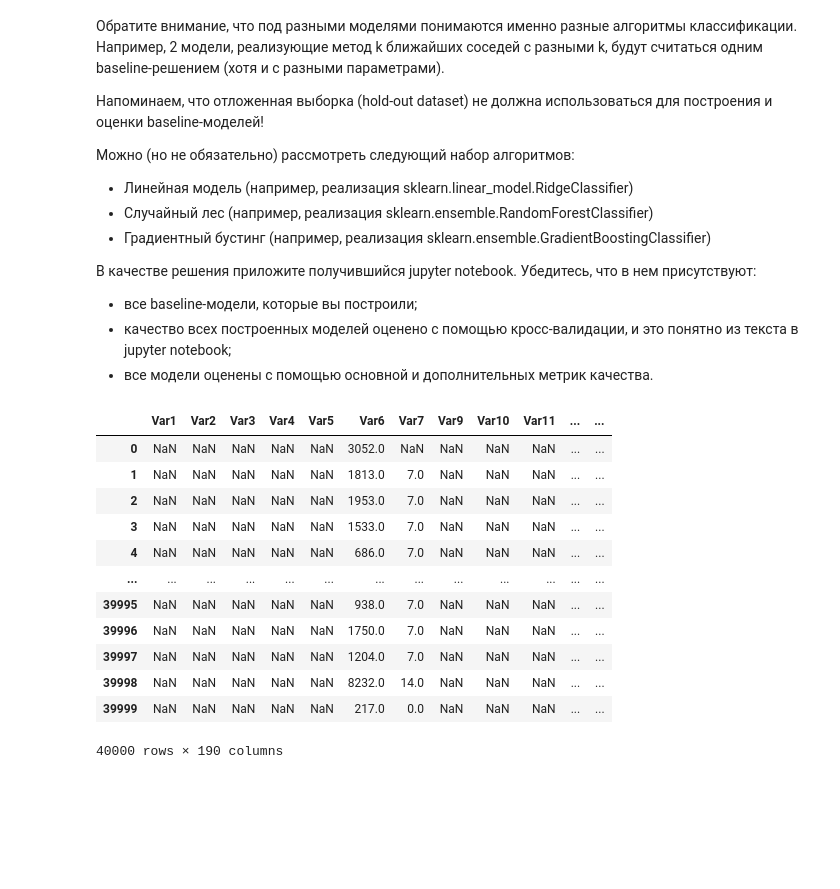
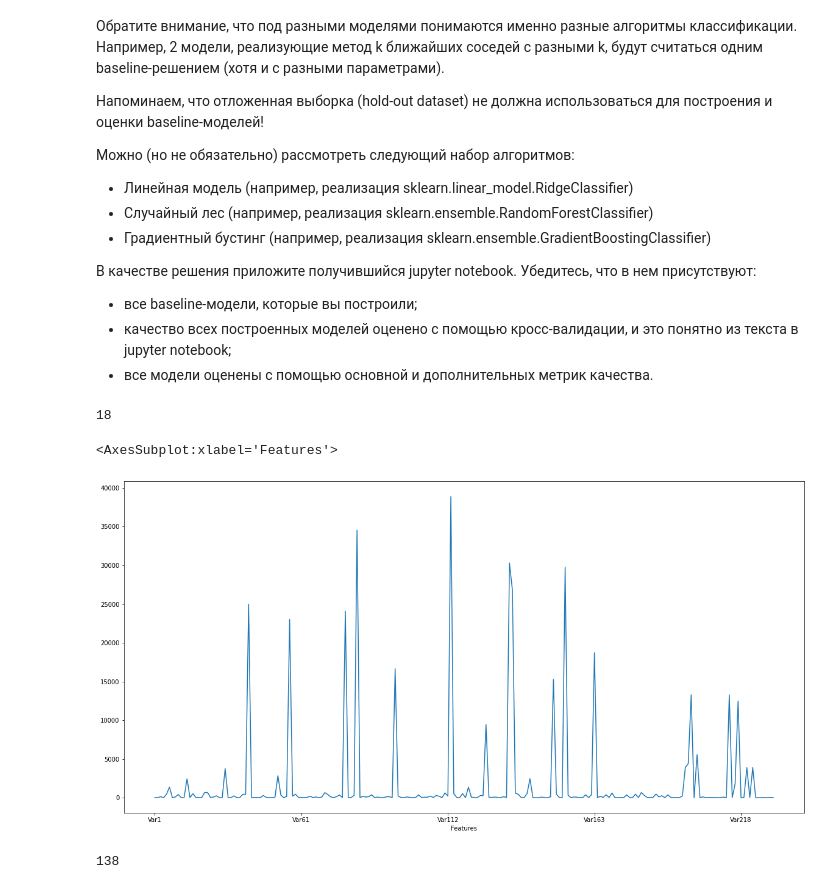
Before and after one commit to lobanovmikh/Projects, a Jupyter notebook: Coursera/Week 3.ipynb, the cells around one changed output. Drawn from its saved outputs; the diff is of its cells as text; code cells hidden in the pictures; blank space fills up the shorter version.

```diff
--- a/Coursera/Week 3.ipynb
+++ b/Coursera/Week 3.ipynb
@@ -59,23 +60,26 @@ numeric = x_data.loc[:,:'Var190'].columns
 categorical = x_data.loc[:,'Var190':].columns
 
 # Колонки с полностью отсутствующими значениями
+len(Na_columns)
+# %% [output]
+18
+# %%
+x_data.nunique().plot(figsize=(20, 10), xlabel='Features')
+# %% [output]
+<AxesSubplot:xlabel='Features'>
+[figure, added]
+# %%
+NaN70_columns = []
+
+for column in x_data.columns: # Удаление колонок на 70% состоящих из NaN
+    if x_data[column].isna().sum() >= x_data.shape[0]*0.7:
+        x_data.drop(column, axis=1,inplace=True)
+        NaN70_columns.append(column)
+
+len(NaN70_columns)
+# %% [output]
+138
 # %%
 X, X_hold_out, y, y_hold_out = train_test_split(x_data,
                                                     y_data,
                                                     test_size=0.1, shuffle=False, random_state=42)
-# %%
-x_data.iloc[:,:190]
-# %% [output]
-|  | Var1 | Var2 | Var3 | Var4 | Var5 | Var6 | Var7 | Var9 | Var10 | Var11 | ... | ... |
-| 0 | NaN | NaN | NaN | NaN | NaN | 3052.0 | NaN | NaN | NaN | NaN | ... | ... |
-| 1 | NaN | NaN | NaN | NaN | NaN | 1813.0 | 7.0 | NaN | NaN | NaN | ... | ... |
-| 2 | NaN | NaN | NaN | NaN | NaN | 1953.0 | 7.0 | NaN | NaN | NaN | ... | ... |
-| 3 | NaN | NaN | NaN | NaN | NaN | 1533.0 | 7.0 | NaN | NaN | NaN | ... | ... |
-| 4 | NaN | NaN | NaN | NaN | NaN | 686.0 | 7.0 | NaN | NaN | NaN | ... | ... |
-| ... | ... | ... | ... | ... | ... | ... | ... | ... | ... | ... | ... | ... |
-| 39995 | NaN | NaN | NaN | NaN | NaN | 938.0 | 7.0 | NaN | NaN | NaN | ... | ... |
-| 39996 | NaN | NaN | NaN | NaN | NaN | 1750.0 | 7.0 | NaN | NaN | NaN | ... | ... |
-| 39997 | NaN | NaN | NaN | NaN | NaN | 1204.0 | 7.0 | NaN | NaN | NaN | ... | ... |
-| 39998 | NaN | NaN | NaN | NaN | NaN | 8232.0 | 14.0 | NaN | NaN | NaN | ... | ... |
-| 39999 | NaN | NaN | NaN | NaN | NaN | 217.0 | 0.0 | NaN | NaN | NaN | ... | ... |
-40000 rows × 190 columns
```
Also changed, not shown: parts of 15 cells of this notebook.
